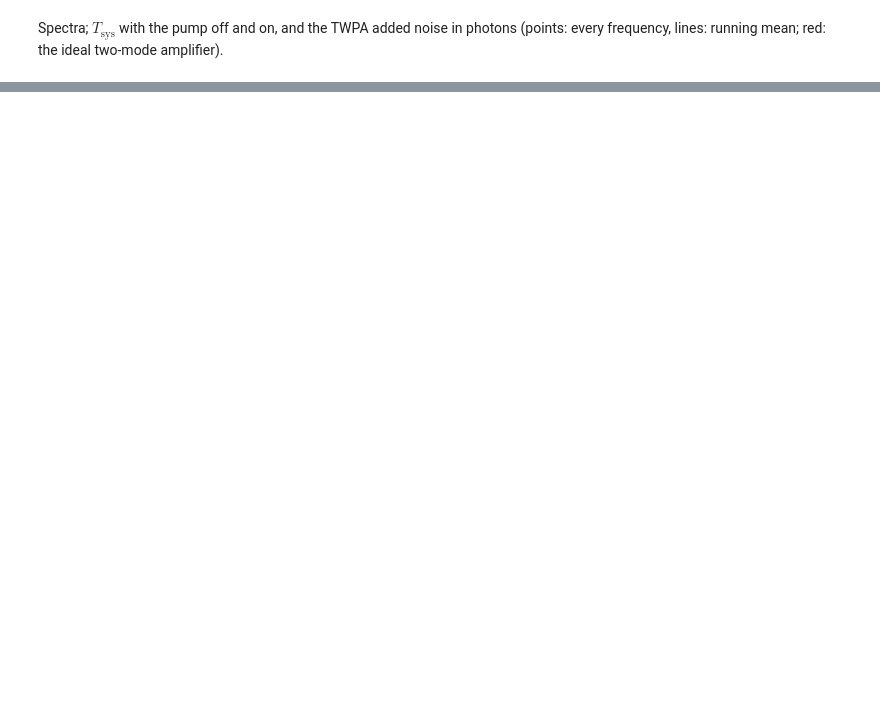
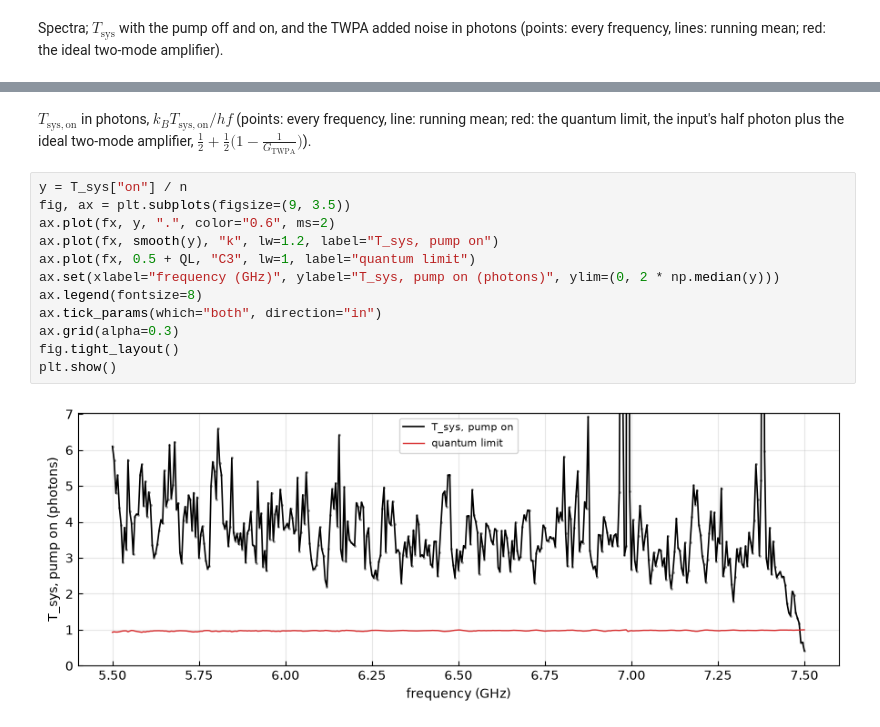
Before and after one commit to lafefspietz/twpa-noise-measurement-fall-2026, a Jupyter notebook: Youngdu_Kim/261020/3_twpa_noise/twpa_noise_span.ipynb, the cells around one changed output, grey strips where cells are left out. Cells and saved outputs as stored; diff of their text form; blank space fills up the shorter version.

```diff
--- a/Youngdu_Kim/261020/3_twpa_noise/twpa_noise_span.ipynb
+++ b/Youngdu_Kim/261020/3_twpa_noise/twpa_noise_span.ipynb
@@ -174,0 +177,17 @@ plt.show()
+# %% [markdown]
+$T_\mathrm{sys,on}$ in photons, $k_B T_\mathrm{sys,on}/hf$ (points: every frequency, line: running mean; red: the
+quantum limit, the input's half photon plus the ideal two-mode amplifier, $\frac{1}{2} + \frac{1}{2}\big(1 - \frac{1}{G_\mathrm{TWPA}}\big)$).
+# %%
+y = T_sys["on"] / n
+fig, ax = plt.subplots(figsize=(9, 3.5))
+ax.plot(fx, y, ".", color="0.6", ms=2)
+ax.plot(fx, smooth(y), "k", lw=1.2, label="T_sys, pump on")
+ax.plot(fx, 0.5 + QL, "C3", lw=1, label="quantum limit")
+ax.set(xlabel="frequency (GHz)", ylabel="T_sys, pump on (photons)", ylim=(0, 2 * np.median(y)))
+ax.legend(fontsize=8)
+ax.tick_params(which="both", direction="in")
+ax.grid(alpha=0.3)
+fig.tight_layout()
+plt.show()
+# %% [output]
+[figure, added]
```
Also changed, not shown: parts of 4 cells of this notebook, 20 other files.
